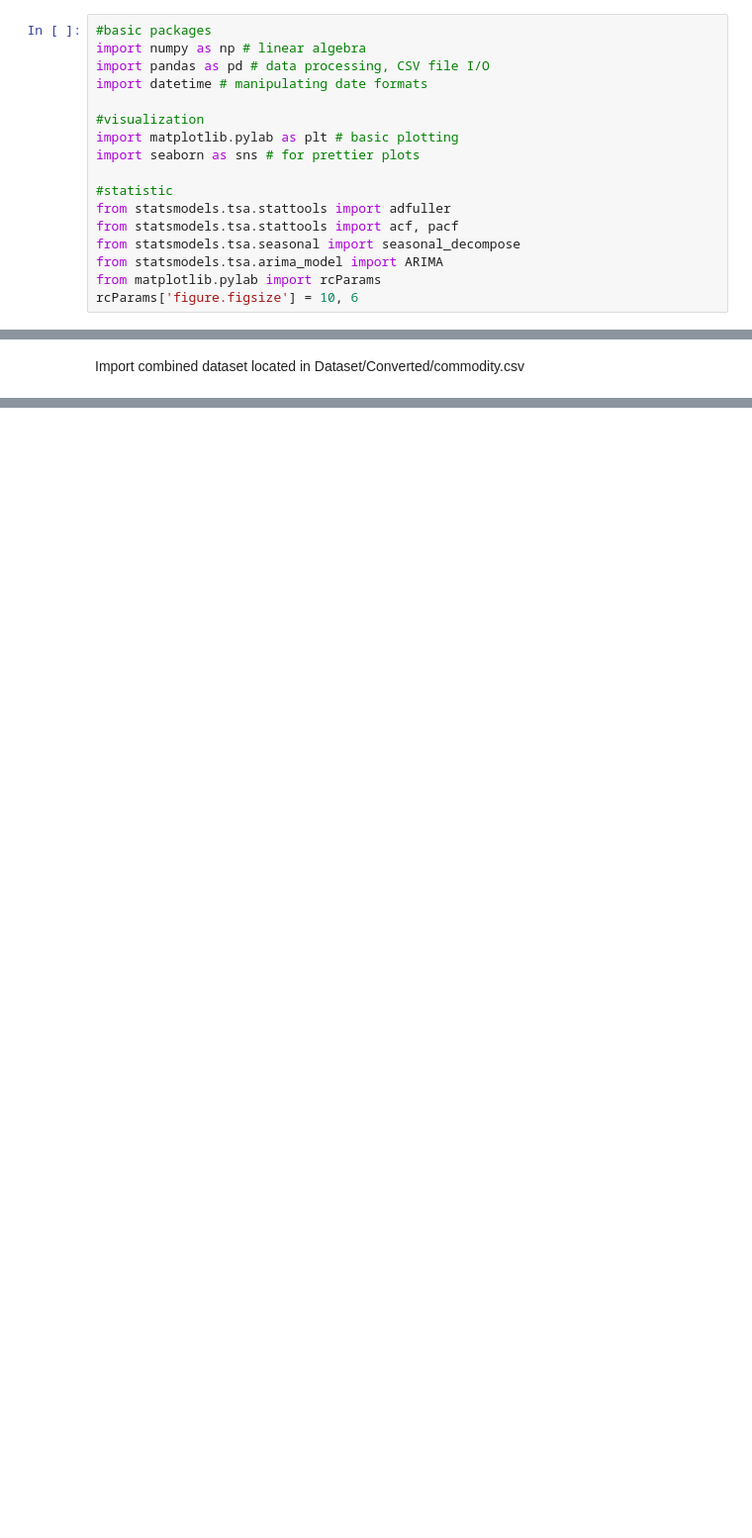
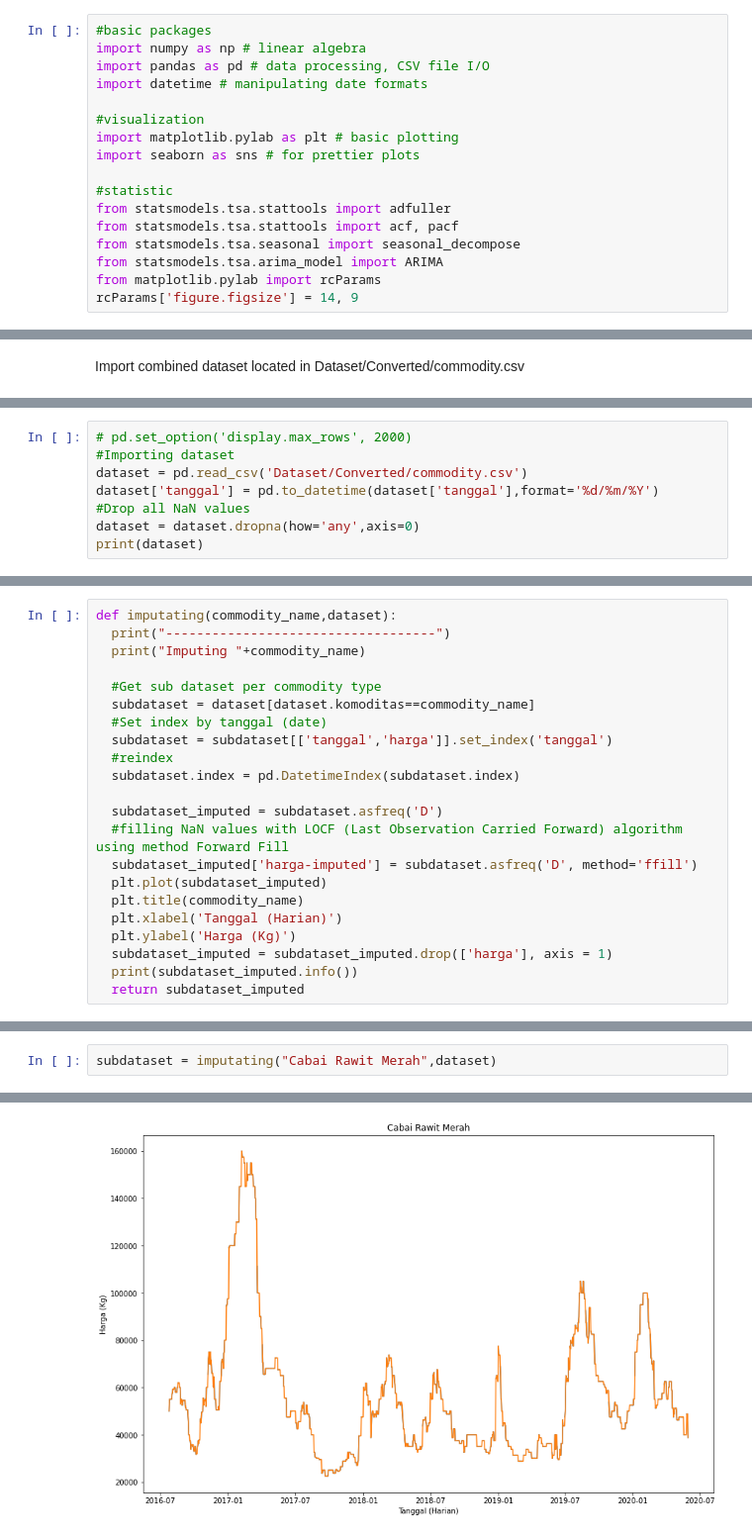
Before and after one commit to ferdinand-lanvino/AES-Encryption-Classes, a Jupyter notebook: commodity_predictor_research.ipynb, the cells around one changed output, grey strips where cells are left out. Shown at 99% size. Saved outputs shown, nothing was run; the diff lists cells and outputs as text; blank space fills up the shorter version.

```diff
--- a/commodity_predictor_research.ipynb
+++ b/commodity_predictor_research.ipynb
@@ -56,5 +45,5 @@ from statsmodels.tsa.stattools import acf, pacf
 from statsmodels.tsa.seasonal import seasonal_decompose
 from statsmodels.tsa.arima_model import ARIMA
 from matplotlib.pylab import rcParams
-rcParams['figure.figsize'] = 10, 6
+rcParams['figure.figsize'] = 14, 9
 # %% [markdown]
@@ -98,0 +53,8 @@ None
+# %%
+# pd.set_option('display.max_rows', 2000)
+#Importing dataset
+dataset = pd.read_csv('Dataset/Converted/commodity.csv')
+dataset['tanggal'] = pd.to_datetime(dataset['tanggal'],format='%d/%m/%Y')
+#Drop all NaN values
+dataset = dataset.dropna(how='any',axis=0)
+print(dataset)
@@ -98,0 +104,22 @@ None
+# %%
+def imputating(commodity_name,dataset):
+  print("-----------------------------------")
+  print("Imputing "+commodity_name)
+
+  #Get sub dataset per commodity type
+  subdataset = dataset[dataset.komoditas==commodity_name]
+  #Set index by tanggal (date)
+  subdataset = subdataset[['tanggal','harga']].set_index('tanggal')
+  #reindex
+  subdataset.index = pd.DatetimeIndex(subdataset.index)
+
+  subdataset_imputed = subdataset.asfreq('D')
+  #filling NaN values with LOCF (Last Observation Carried Forward) algorithm using method Forward Fill
+  subdataset_imputed['harga-imputed'] = subdataset.asfreq('D', method='ffill')
+  plt.plot(subdataset_imputed)
+  plt.title(commodity_name)
+  plt.xlabel('Tanggal (Harian)')
+  plt.ylabel('Harga (Kg)')
+  subdataset_imputed = subdataset_imputed.drop(['harga'], axis = 1)
+  print(subdataset_imputed.info())
+  return subdataset_imputed
@@ -98,0 +128,3 @@ None
+# %%
+subdataset = imputating("Cabai Rawit Merah",dataset)
+# %% [output]
@@ -98,0 +143 @@ None
+[figure, added]
```
Also changed, not shown: parts of 18 cells of this notebook.
